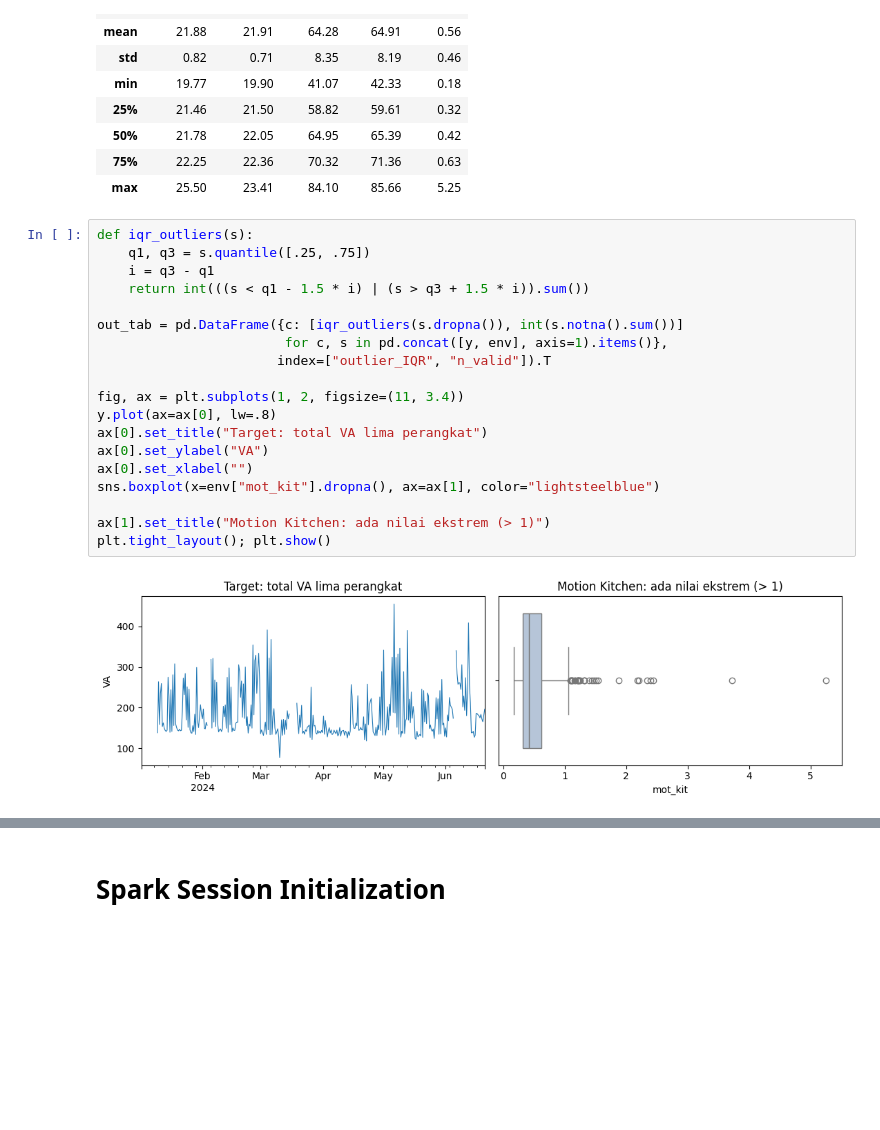
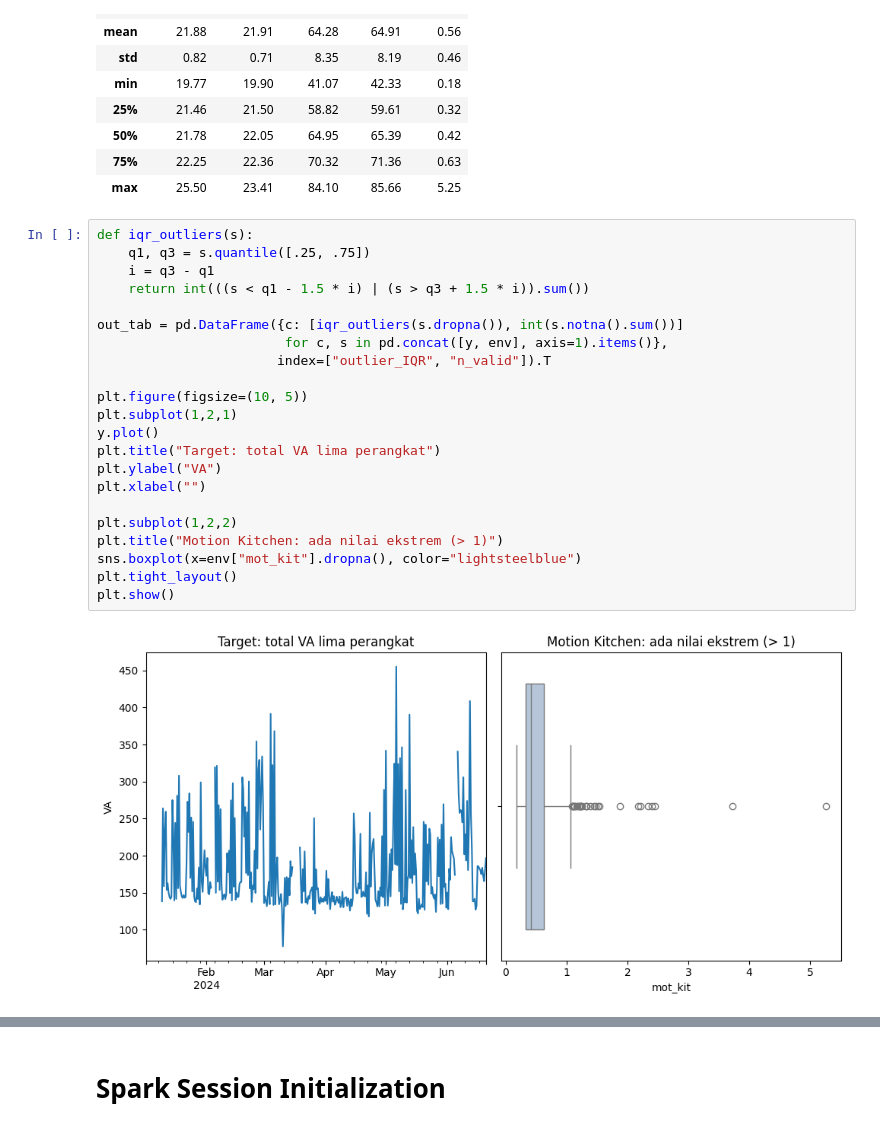
Before and after one commit to axelkrnwn/tes, a Jupyter notebook: code.ipynb, the cells around one changed output, grey strips where cells are left out. Cells and saved outputs as stored; diff of their text form; blank space fills up the shorter version.

```diff
--- a/code.ipynb
+++ b/code.ipynb
@@ -167,21 +152,24 @@ Kosong sesudah: {'temp_lab': 0, 'temp_kit': 7, 'hum_lab': 0, 'hum_kit': 0, 'mot_
 # %%
 def iqr_outliers(s):
     q1, q3 = s.quantile([.25, .75])
     i = q3 - q1
     return int(((s < q1 - 1.5 * i) | (s > q3 + 1.5 * i)).sum())
 
 out_tab = pd.DataFrame({c: [iqr_outliers(s.dropna()), int(s.notna().sum())]
                         for c, s in pd.concat([y, env], axis=1).items()},
                        index=["outlier_IQR", "n_valid"]).T
 
-fig, ax = plt.subplots(1, 2, figsize=(11, 3.4))
-y.plot(ax=ax[0], lw=.8)
-ax[0].set_title("Target: total VA lima perangkat")
-ax[0].set_ylabel("VA")
-ax[0].set_xlabel("")
-sns.boxplot(x=env["mot_kit"].dropna(), ax=ax[1], color="lightsteelblue")
+plt.figure(figsize=(10, 5))
+plt.subplot(1,2,1)
+y.plot()
+plt.title("Target: total VA lima perangkat")
+plt.ylabel("VA")
+plt.xlabel("")
 
-ax[1].set_title("Motion Kitchen: ada nilai ekstrem (> 1)")
-plt.tight_layout(); plt.show()
+plt.subplot(1,2,2)
+plt.title("Motion Kitchen: ada nilai ekstrem (> 1)")
+sns.boxplot(x=env["mot_kit"].dropna(), color="lightsteelblue")
+plt.tight_layout()
+plt.show()
 # %% [output]
-[figure, old version]
+[figure, new version]
```
Also changed, not shown: parts of 9 cells of this notebook.
